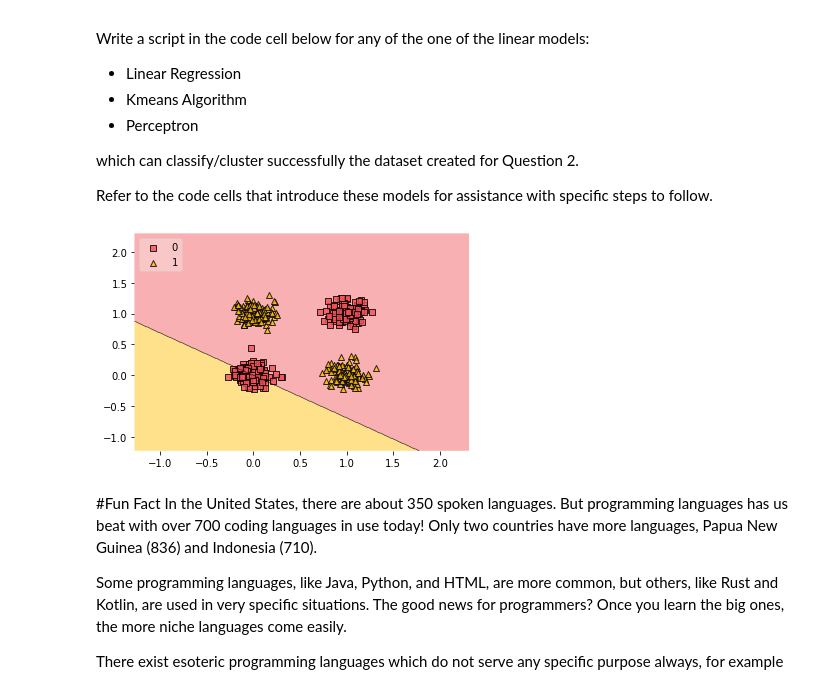
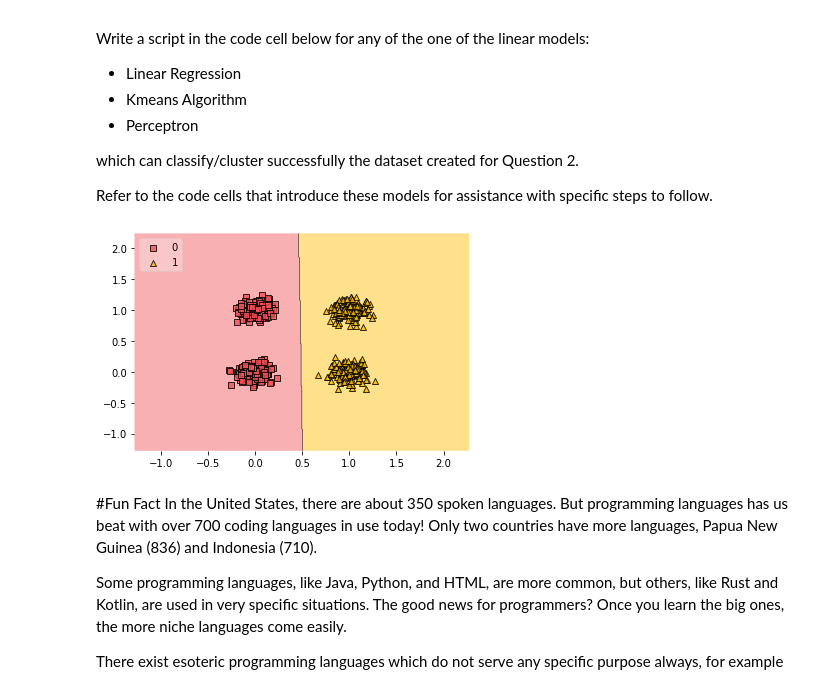
Before and after one commit to mahatigorthy/FutureMakers2022, a Jupyter notebook: Day_3_Intro_to_Deep_Learning_MG.ipynb, the cells around one changed output. Saved outputs shown, nothing was run; the diff lists cells and outputs as text; code cells hidden in the pictures.

```diff
--- a/Day_3_Intro_to_Deep_Learning_MG.ipynb
+++ b/Day_3_Intro_to_Deep_Learning_MG.ipynb
@@ -248,7 +248,7 @@ target = []
 for i in range(2):
     for j in range(2):
         for _ in range(150):
-            if (i+j)%2==0:
+            if i==0:
                 data.append([np.random.normal(0, 0.1) + i, np.random.normal(0, 0.1) + j])
                 target.append([0])
             else:
@@ -277,20 +277,18 @@ Refer to the code cells that introduce these models for assistance with specific
 # %%
 """ Enter your code for Question 3 here """
 
 # Linear Regression or Kmeans or Perceptron
 percept =  Perceptron(tol=1e-3, random_state=0)
-
-percept = Perceptron(alpha=0.0008, class_weight=None, early_stopping=False, eta0=1.0, fit_intercept=False, max_iter=3000, n_iter_no_change=7, n_jobs=None,penalty=None, random_state=0, shuffle=False, tol=0.001, validation_fraction=0.1, verbose=0, warm_start=True)
 
 # Visualize the performance of these models
 percept.fit(data,target)
 percept.score(data,target)
 
 target = target.reshape((-1))
 plot_decision_regions(data, target, clf=percept, legend=2,colors = '#F15156,#FFBD00')
 plt.show()
 # %% [output]
-[figure, old version]
+[figure, new version]
 # %% [markdown]
 #Fun Fact
 In the United States, there are about 350 spoken languages. But programming languages has us beat with over 700 coding languages in use today! Only two countries have more languages, Papua New Guinea (836) and Indonesia (710).
```
Also changed, not shown: parts of 17 cells of this notebook.
